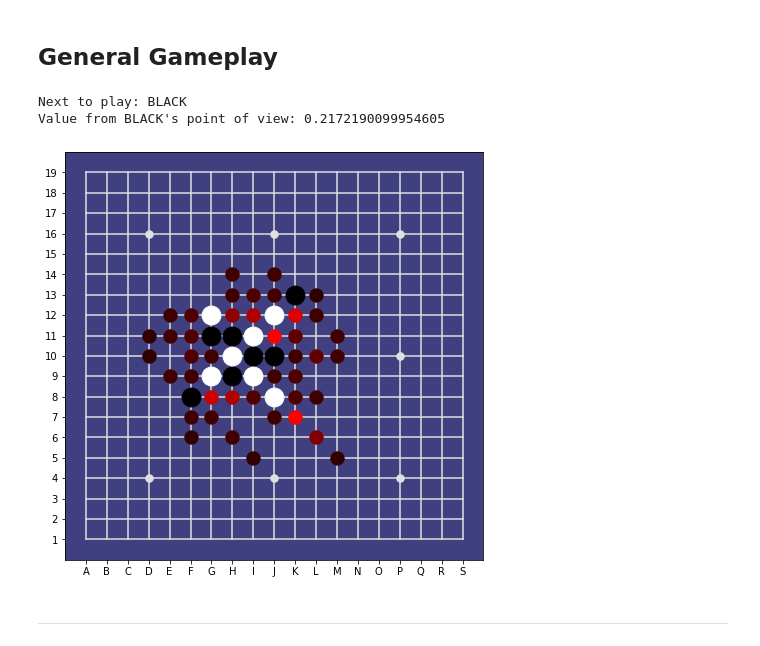
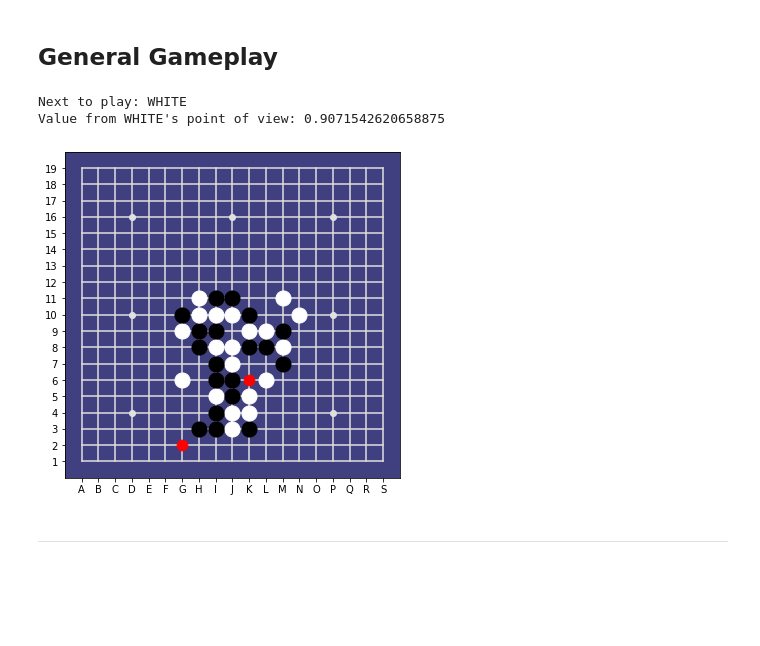
Before and after one commit to Project-Ellie/DeepGomoku, a Jupyter notebook: notebooks/Training_Curriculum.ipynb, the cells around one changed output. Cells and saved outputs as stored; diff of their text form; code cells hidden in the pictures; blank space fills up the shorter version.

```diff
--- a/notebooks/Training_Curriculum.ipynb
+++ b/notebooks/Training_Curriculum.ipynb
@@ -33,8 +33,10 @@ Pickle files contain only single representatives of the 8 symmetries and the boa
 from pathlib import Path
 
 DATA_DIR='workspace/Project-Ellie/DATA'
-PHASE = '3.2'
+PHASE = '0'
 HOST = os.uname()[1]
 SELFPLAY_DIR = Path(Path.home()) / DATA_DIR / 'selfplay' / PHASE
 print(SELFPLAY_DIR)
+all_0 = list(SELFPLAY_DIR.rglob("*.pickle"))
+all_0
 # %% [output]
@@ -63,4 +44,4 @@ all_3_2
 # %%
-curriculum = create_curriculum(all_3_2, 512, ALL_GAMEPLAY)
+curriculum = create_curriculum(all_0, 512, ALL_GAMEPLAY)
 # %% [output]
 Preparing course: All Gameplay
@@ -115,15 +94,17 @@ else:
 Course not available
 # %% [markdown]
 ## General Gameplay
+# %%
+ds = curriculum[ENDGAME]['dataset']
+i = iter(ds)
 # %%
-ds = curriculum[ALL_GAMEPLAY]['dataset']
-s, p, v = next(iter(ds))
+s, p, v = next(i)
 example = np.squeeze(s[0,:,:,:]), list(np.squeeze(p[0,:])), np.squeeze(v[0])
-analyse_example(example, disp_width=7.5, policy_cutoff=.001)
+analyse_example(example, disp_width=6, policy_cutoff=.001)
 # %% [output]
-Next to play: BLACK
-Value from BLACK's point of view: 0.2172190099954605
+Next to play: WHITE
+Value from WHITE's point of view: 0.9071542620658875
-[figure, old version]
+[figure, new version]
 # %% [markdown]
 ---
 # %% [markdown]
```
Also changed, not shown: parts of 55 cells of this notebook, 10 other files.
